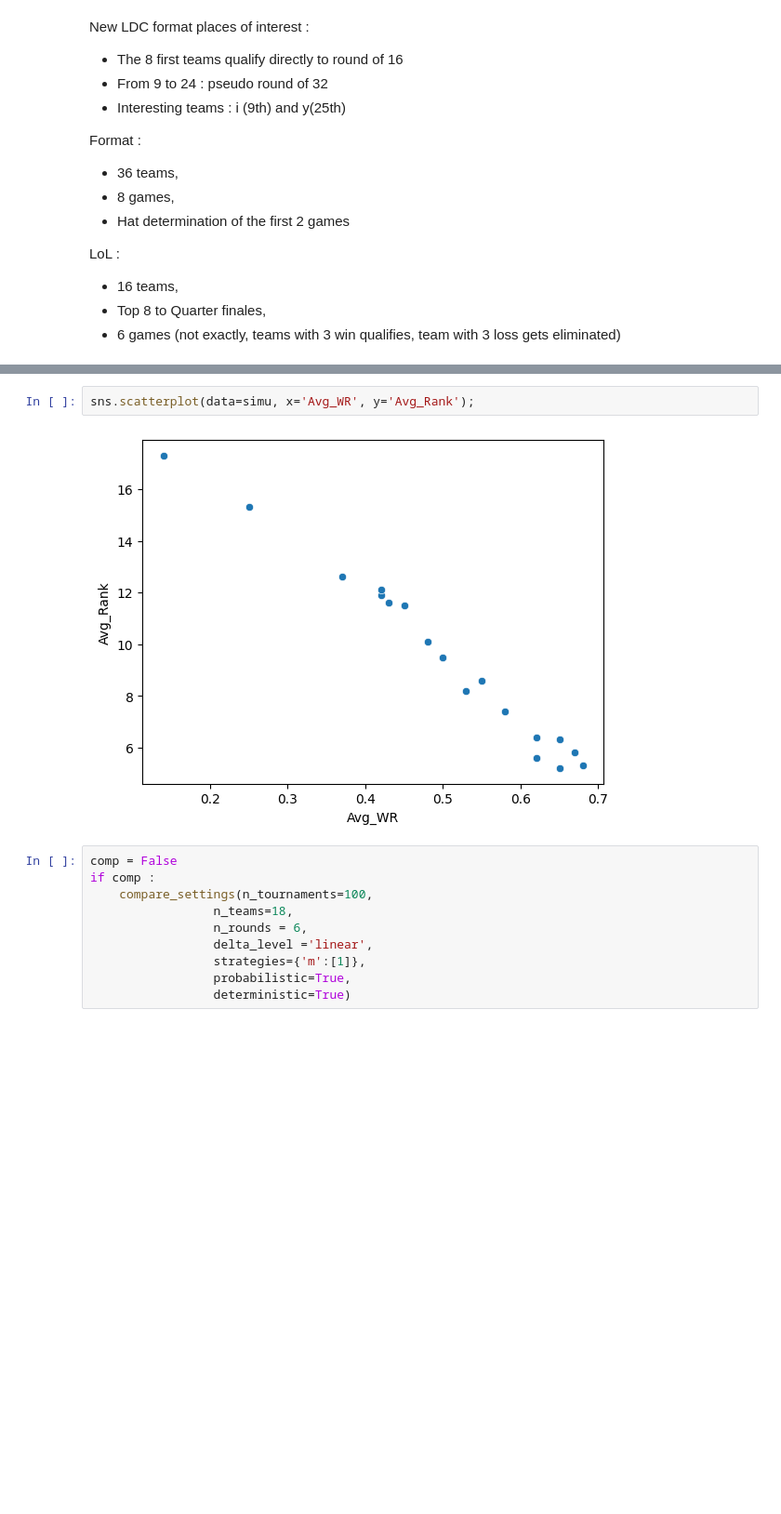
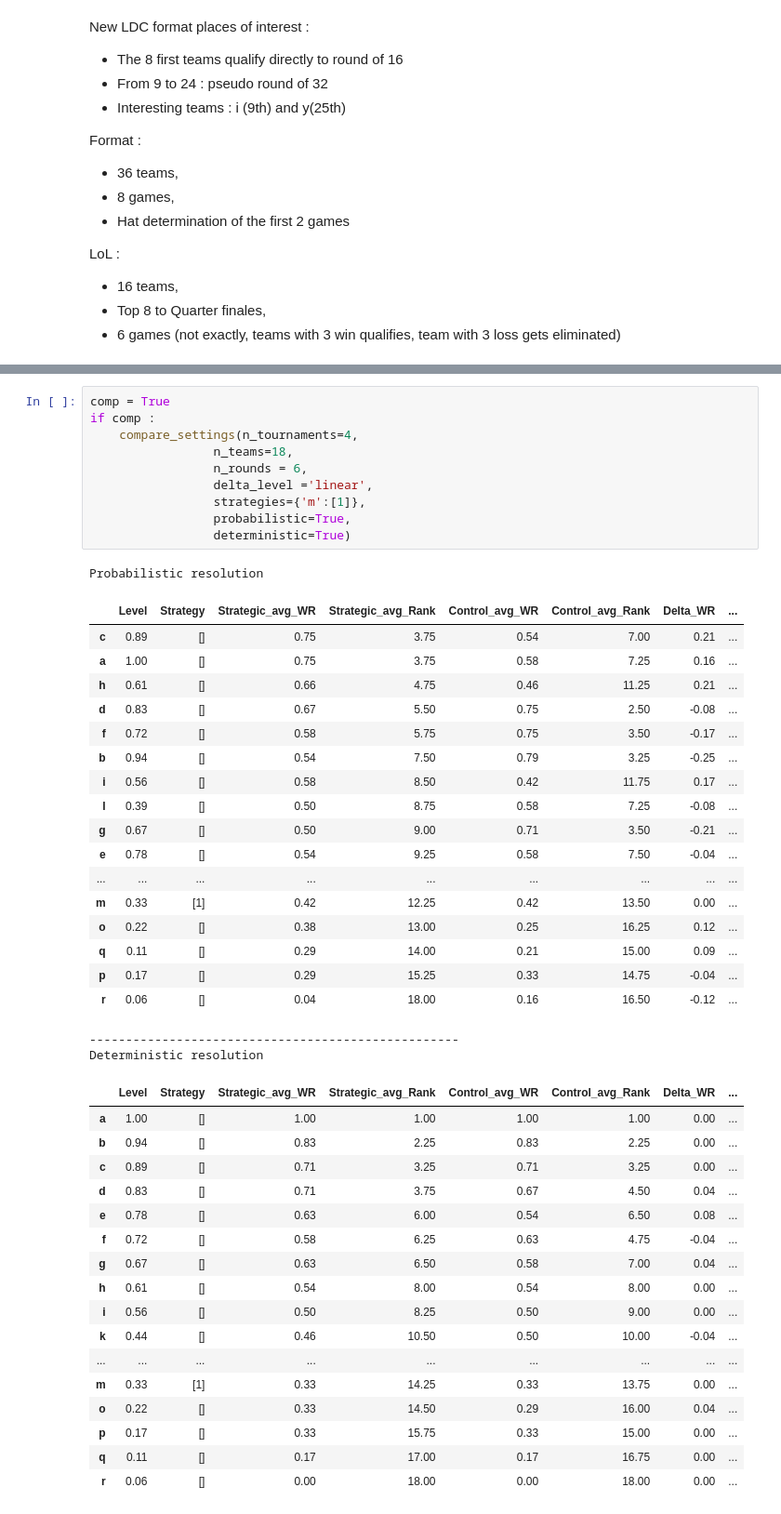
Before and after one commit to arnaud-odet/swiss_rounds_simulator, a Jupyter notebook: swiss_round.ipynb, the cells around one changed output, grey strips where cells are left out. Shown: that part at 93% size. Drawn from its saved outputs; the diff is of its cells as text; blank space fills up the shorter version.

```diff
--- a/swiss_round.ipynb
+++ b/swiss_round.ipynb
@@ -80,14 +106,48 @@ simu
-# %%
-sns.scatterplot(data=simu, x='Avg_WR', y='Avg_Rank');
-# %% [output]
-[figure, removed]
 # %%
-comp = False
+comp = True
 if comp :
-    compare_settings(n_tournaments=100,
+    compare_settings(n_tournaments=4,
                  n_teams=18,
                  n_rounds = 6,
                  delta_level ='linear',
                  strategies={'m':[1]},
                  probabilistic=True,
                  deterministic=True)
+# %% [output]
+Probabilistic resolution
+|  | Level | Strategy | Strategic_avg_WR | Strategic_avg_Rank | Control_avg_WR | Control_avg_Rank | Delta_WR | ... |
+| c | 0.89 | [] | 0.75 | 3.75 | 0.54 | 7.00 | 0.21 | ... |
+| a | 1.00 | [] | 0.75 | 3.75 | 0.58 | 7.25 | 0.16 | ... |
+| h | 0.61 | [] | 0.66 | 4.75 | 0.46 | 11.25 | 0.21 | ... |
+| d | 0.83 | [] | 0.67 | 5.50 | 0.75 | 2.50 | -0.08 | ... |
+| f | 0.72 | [] | 0.58 | 5.75 | 0.75 | 3.50 | -0.17 | ... |
+| b | 0.94 | [] | 0.54 | 7.50 | 0.79 | 3.25 | -0.25 | ... |
+| i | 0.56 | [] | 0.58 | 8.50 | 0.42 | 11.75 | 0.17 | ... |
+| l | 0.39 | [] | 0.50 | 8.75 | 0.58 | 7.25 | -0.08 | ... |
+| g | 0.67 | [] | 0.50 | 9.00 | 0.71 | 3.50 | -0.21 | ... |
+| e | 0.78 | [] | 0.54 | 9.25 | 0.58 | 7.50 | -0.04 | ... |
+| ... | ... | ... | ... | ... | ... | ... | ... | ... |
+| m | 0.33 | [1] | 0.42 | 12.25 | 0.42 | 13.50 | 0.00 | ... |
+| o | 0.22 | [] | 0.38 | 13.00 | 0.25 | 16.25 | 0.12 | ... |
+| q | 0.11 | [] | 0.29 | 14.00 | 0.21 | 15.00 | 0.09 | ... |
+| p | 0.17 | [] | 0.29 | 15.25 | 0.33 | 14.75 | -0.04 | ... |
+| r | 0.06 | [] | 0.04 | 18.00 | 0.16 | 16.50 | -0.12 | ... |
+---------------------------------------------------
+Deterministic resolution
+|  | Level | Strategy | Strategic_avg_WR | Strategic_avg_Rank | Control_avg_WR | Control_avg_Rank | Delta_WR | ... |
+| a | 1.00 | [] | 1.00 | 1.00 | 1.00 | 1.00 | 0.00 | ... |
+| b | 0.94 | [] | 0.83 | 2.25 | 0.83 | 2.25 | 0.00 | ... |
+| c | 0.89 | [] | 0.71 | 3.25 | 0.71 | 3.25 | 0.00 | ... |
+| d | 0.83 | [] | 0.71 | 3.75 | 0.67 | 4.50 | 0.04 | ... |
+| e | 0.78 | [] | 0.63 | 6.00 | 0.54 | 6.50 | 0.08 | ... |
+| f | 0.72 | [] | 0.58 | 6.25 | 0.63 | 4.75 | -0.04 | ... |
+| g | 0.67 | [] | 0.63 | 6.50 | 0.58 | 7.00 | 0.04 | ... |
+| h | 0.61 | [] | 0.54 | 8.00 | 0.54 | 8.00 | 0.00 | ... |
+| i | 0.56 | [] | 0.50 | 8.25 | 0.50 | 9.00 | 0.00 | ... |
+| k | 0.44 | [] | 0.46 | 10.50 | 0.50 | 10.00 | -0.04 | ... |
+| ... | ... | ... | ... | ... | ... | ... | ... | ... |
+| m | 0.33 | [1] | 0.33 | 14.25 | 0.33 | 13.75 | 0.00 | ... |
+| o | 0.22 | [] | 0.33 | 14.50 | 0.29 | 16.00 | 0.04 | ... |
+| p | 0.17 | [] | 0.33 | 15.75 | 0.33 | 15.00 | 0.00 | ... |
+| q | 0.11 | [] | 0.17 | 17.00 | 0.17 | 16.75 | 0.00 | ... |
+| r | 0.06 | [] | 0.00 | 18.00 | 0.00 | 18.00 | 0.00 | ... |
```
Also changed, not shown: parts of 2 cells of this notebook, 1 other file.
